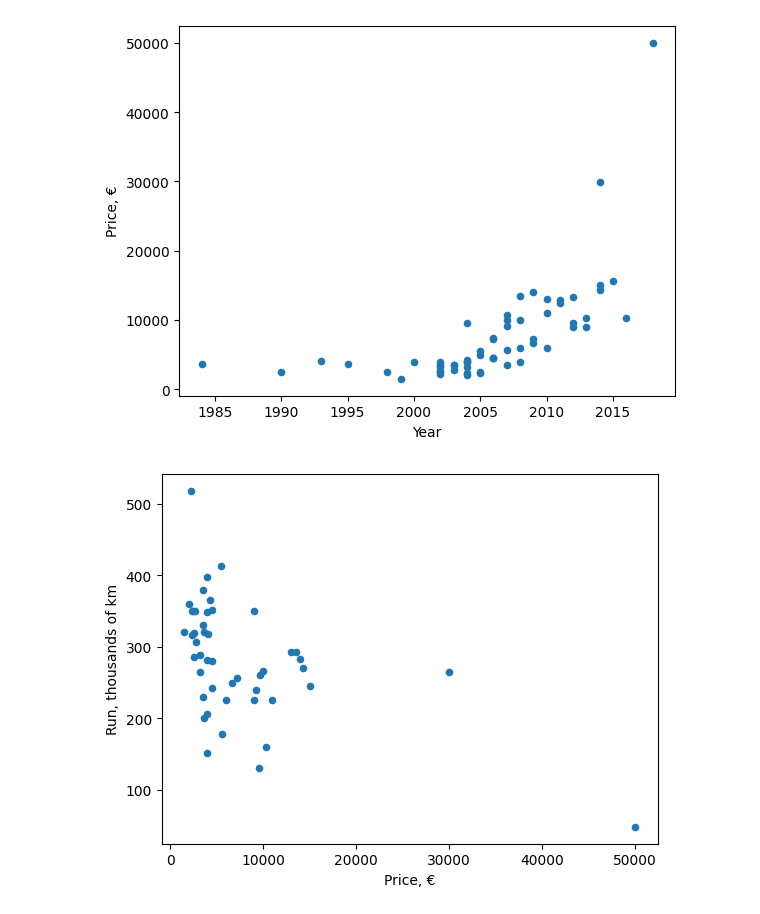
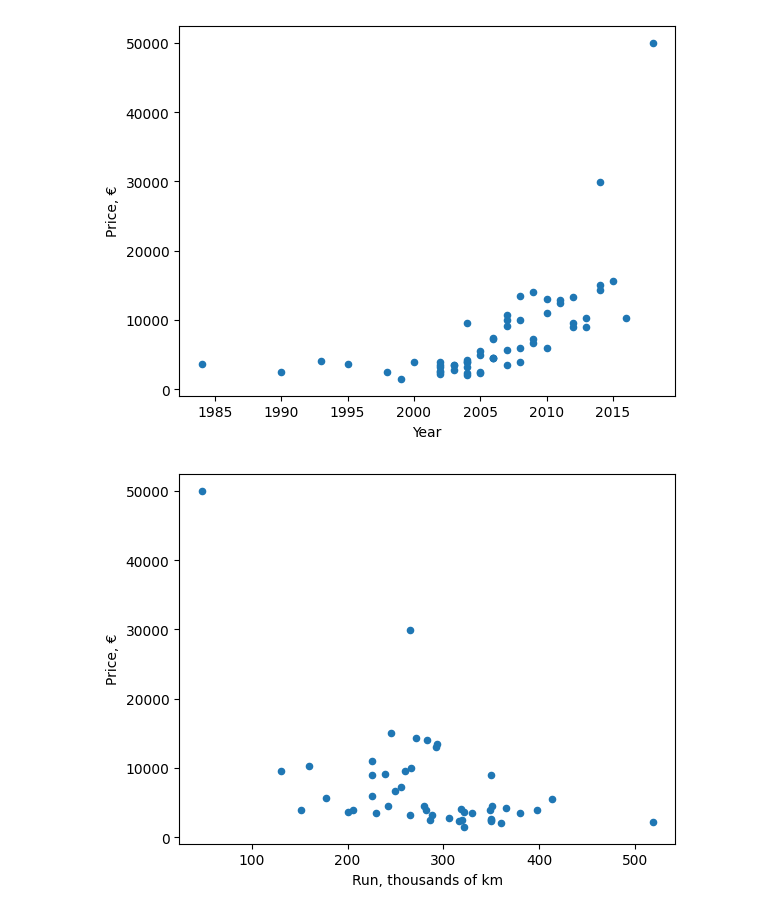
Before and after one commit to uktukt/SGT, a Jupyter notebook: sgt_20221020_beautifulsoup_hw_bmw.ipynb, the cells around one changed output. Cells and saved outputs as stored; diff of their text form; code cells hidden in the pictures.

```diff
--- a/sgt_20221020_beautifulsoup_hw_bmw.ipynb
+++ b/sgt_20221020_beautifulsoup_hw_bmw.ipynb
@@ -194,12 +194,12 @@ plt.show()
 # %%
 bmw_df_run = bmw_df.sort_values(['Run'], ascending=[True])
 bmw_df_run = pd.DataFrame(bmw_df_run,columns=['Run','Price'])
-bmw_df_run.plot(x ='Price', y='Run', kind = 'scatter')
-plt.ylabel('Run, thousands of km')
-plt.xlabel('Price, \u20ac')
+bmw_df_run.plot(x ='Run', y='Price', kind = 'scatter')
+plt.xlabel('Run, thousands of km')
+plt.ylabel('Price, \u20ac')
 plt.show()
 # %% [output]
-[figure, old version]
+[figure, new version]
 # %%
 bmw_df['Volume'] = bmw_df['Volume'].str.replace("D","")
 bmw_df['Volume'] = bmw_df['Volume'].str.replace("B","")
```
Also changed, not shown: parts of 2 cells of this notebook.
